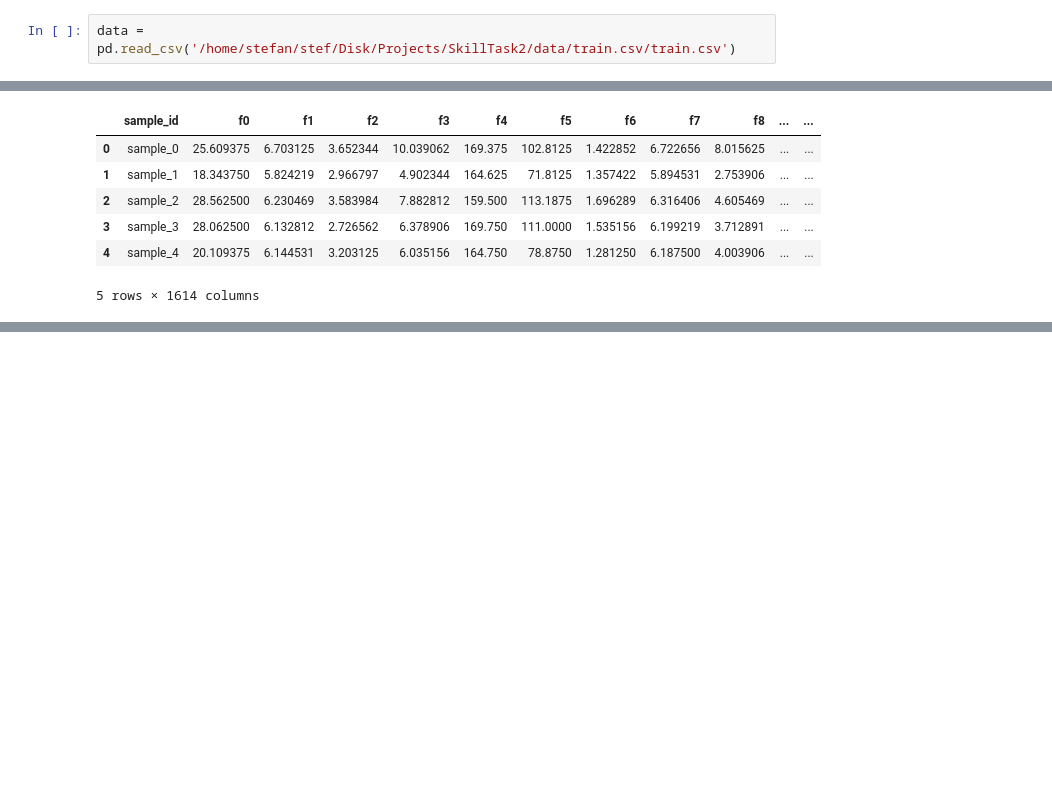
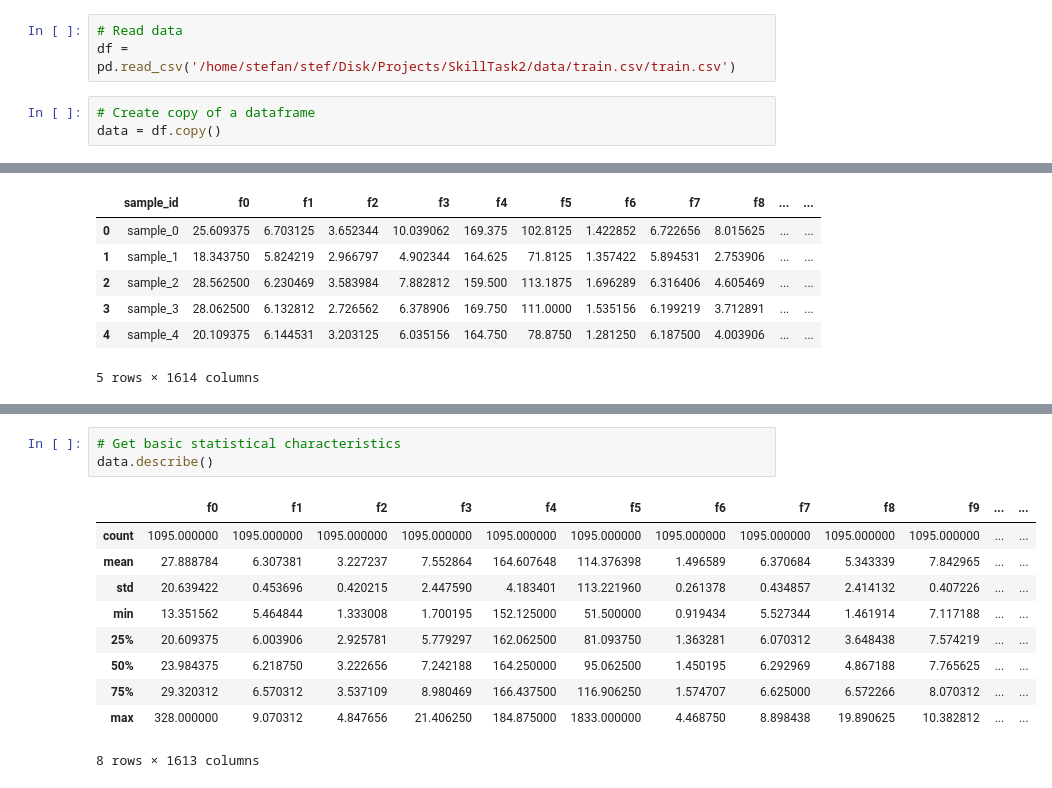
Before and after one commit to StefanPushkov/TestDocker, a Jupyter notebook: jupyter/ClassicML.ipynb, the cells around one changed output, grey strips where cells are left out. Drawn from its saved outputs; the diff is of its cells as text; blank space fills up the shorter version.

```diff
--- a/jupyter/ClassicML.ipynb
+++ b/jupyter/ClassicML.ipynb
@@ -17,5 +26,9 @@ Successfully installed xgboost-1.1.1
 # %%
-data = pd.read_csv('/home/stefan/stef/Disk/Projects/SkillTask2/data/train.csv/train.csv')
+# Read data
+df = pd.read_csv('/home/stefan/stef/Disk/Projects/SkillTask2/data/train.csv/train.csv')
+# %%
+# Create copy of a dataframe
+data = df.copy()
 # %%
 data.head()
 # %% [output]
@@ -153,0 +51,14 @@ print(metrics.confusion_matrix(y_test, y_preds))
+# %%
+# Get basic statistical characteristics
+data.describe()
+# %% [output]
+|  | f0 | f1 | f2 | f3 | f4 | f5 | f6 | f7 | f8 | f9 | ... | ... |
+| count | 1095.000000 | 1095.000000 | 1095.000000 | 1095.000000 | 1095.000000 | 1095.000000 | 1095.000000 | 1095.000000 | 1095.000000 | 1095.000000 | ... | ... |
+| mean | 27.888784 | 6.307381 | 3.227237 | 7.552864 | 164.607648 | 114.376398 | 1.496589 | 6.370684 | 5.343339 | 7.842965 | ... | ... |
+| std | 20.639422 | 0.453696 | 0.420215 | 2.447590 | 4.183401 | 113.221960 | 0.261378 | 0.434857 | 2.414132 | 0.407226 | ... | ... |
+| min | 13.351562 | 5.464844 | 1.333008 | 1.700195 | 152.125000 | 51.500000 | 0.919434 | 5.527344 | 1.461914 | 7.117188 | ... | ... |
+| 25% | 20.609375 | 6.003906 | 2.925781 | 5.779297 | 162.062500 | 81.093750 | 1.363281 | 6.070312 | 3.648438 | 7.574219 | ... | ... |
+| 50% | 23.984375 | 6.218750 | 3.222656 | 7.242188 | 164.250000 | 95.062500 | 1.450195 | 6.292969 | 4.867188 | 7.765625 | ... | ... |
+| 75% | 29.320312 | 6.570312 | 3.537109 | 8.980469 | 166.437500 | 116.906250 | 1.574707 | 6.625000 | 6.572266 | 8.070312 | ... | ... |
+| max | 328.000000 | 9.070312 | 4.847656 | 21.406250 | 184.875000 | 1833.000000 | 4.468750 | 8.898438 | 19.890625 | 10.382812 | ... | ... |
+8 rows × 1613 columns
```
Also changed, not shown: parts of 69 cells of this notebook.
